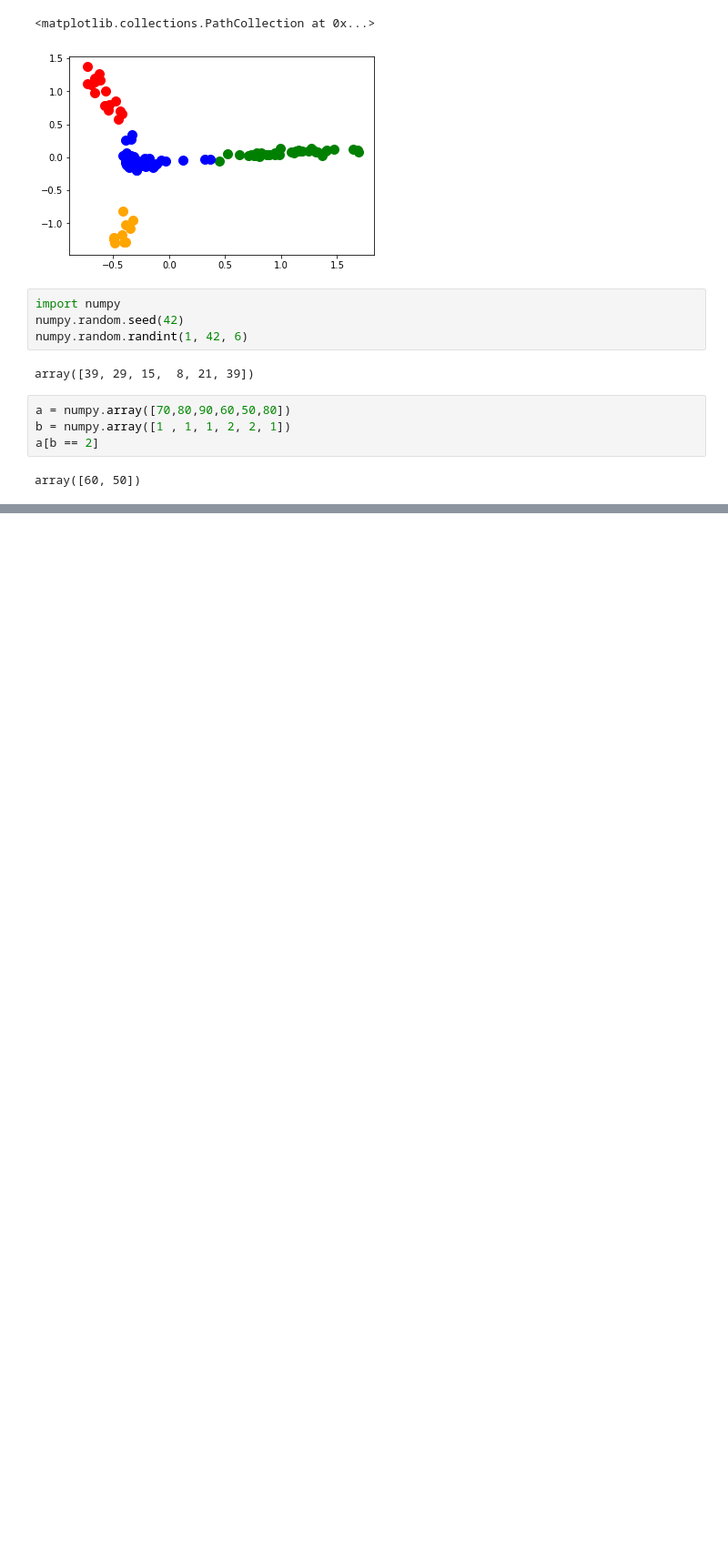
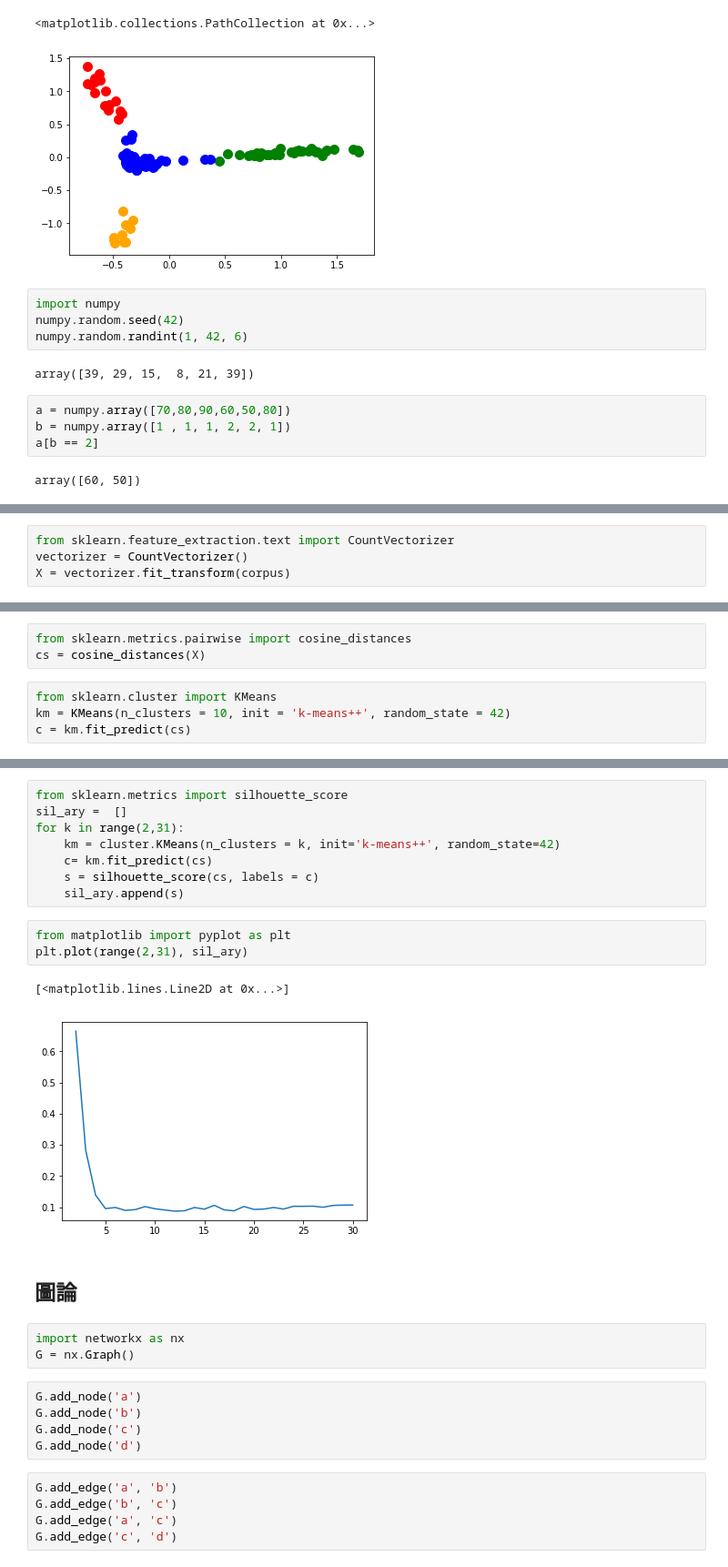
Before and after one commit to ywchiu/obanktm, a Jupyter notebook: Demo20190731.ipynb, the cells around one changed output, grey strips where cells are left out. Shown at 91% size. Saved outputs shown, nothing was run; the diff lists cells and outputs as text; blank space fills up the shorter version.

```diff
--- a/Demo20190731.ipynb
+++ b/Demo20190731.ipynb
@@ -112,0 +160,4 @@ array([60, 50])
+# %%
+from sklearn.feature_extraction.text import CountVectorizer
+vectorizer = CountVectorizer()
+X = vectorizer.fit_transform(corpus)
@@ -112,0 +169,7 @@ array([60, 50])
+# %%
+from sklearn.metrics.pairwise import cosine_distances
+cs = cosine_distances(X)
+# %%
+from sklearn.cluster import KMeans
+km = KMeans(n_clusters = 10, init = 'k-means++', random_state = 42)
+c = km.fit_predict(cs)
@@ -112,0 +195,29 @@ array([60, 50])
+# %%
+from sklearn.metrics import silhouette_score
+sil_ary =  []
+for k in range(2,31):
+    km = cluster.KMeans(n_clusters = k, init='k-means++', random_state=42)
+    c= km.fit_predict(cs)
+    s = silhouette_score(cs, labels = c)
+    sil_ary.append(s)
+# %%
+from matplotlib import pyplot as plt
+plt.plot(range(2,31), sil_ary)
+# %% [output]
+[<matplotlib.lines.Line2D at 0x...>]
+[figure, added]
+# %% [markdown]
+## 圖論
+# %%
+import networkx as nx
+G = nx.Graph()
+# %%
+G.add_node('a')
+G.add_node('b')
+G.add_node('c')
+G.add_node('d')
+# %%
+G.add_edge('a', 'b')
+G.add_edge('b', 'c')
+G.add_edge('a', 'c')
+G.add_edge('c', 'd')
```
Also changed, not shown: parts of 32 cells of this notebook.
